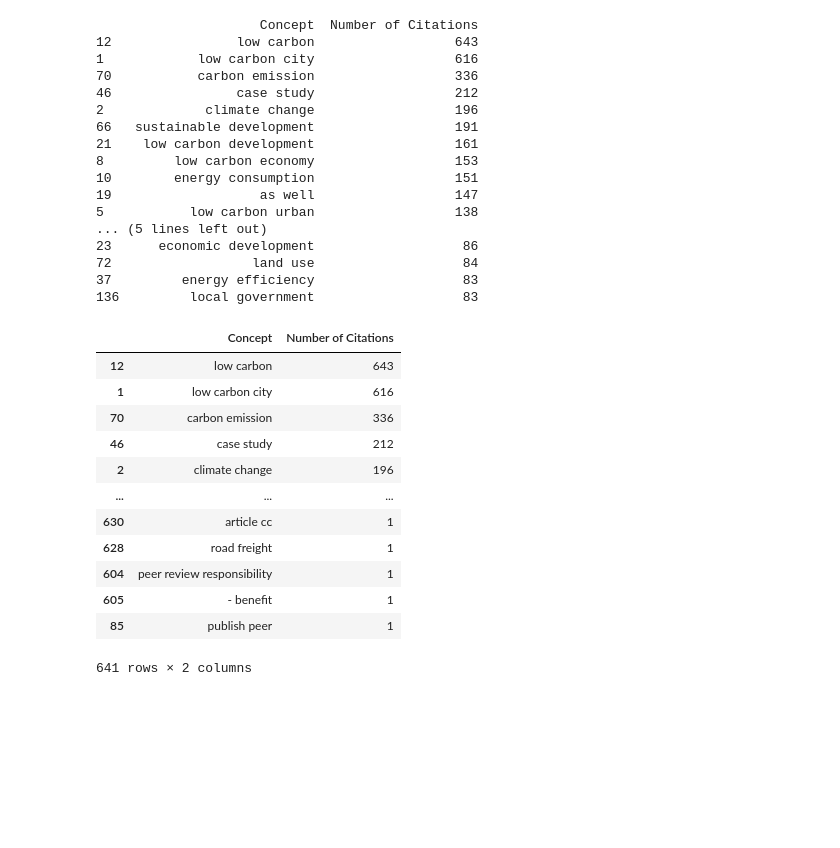
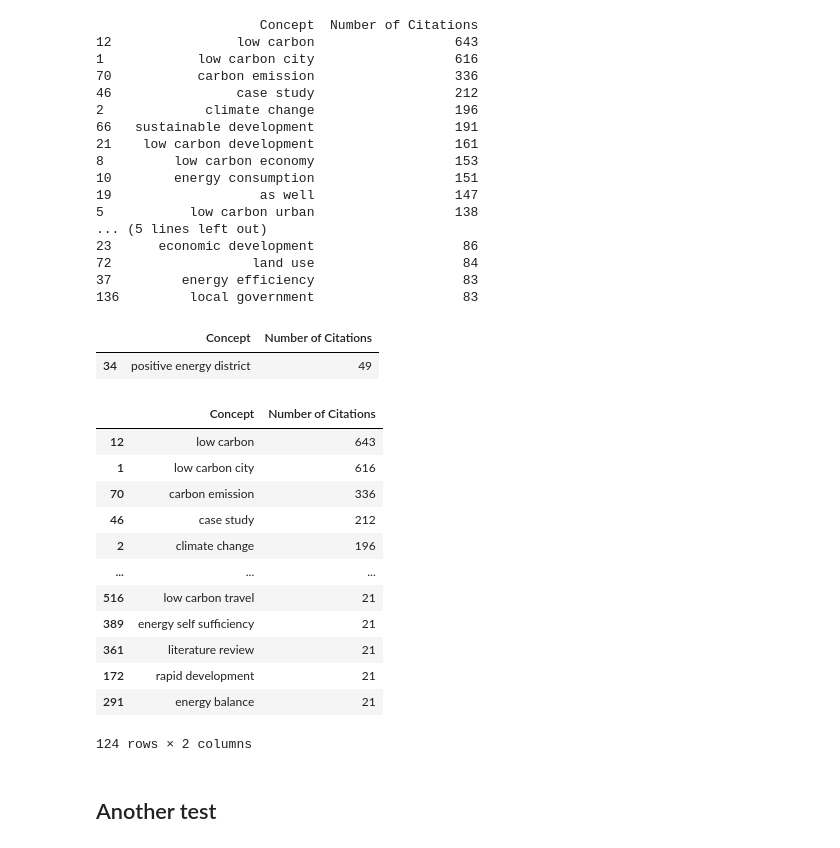
Before and after one commit to vastuhlfauth/2025_Pol4PED_systematic_review, a Jupyter notebook: 1_code/1_bibliometrics.ipynb, the cells around one changed output. Saved outputs shown, nothing was run; the diff lists cells and outputs as text; code cells hidden in the pictures; blank space fills up the shorter version.

```diff
--- a/1_code/1_bibliometrics.ipynb
+++ b/1_code/1_bibliometrics.ipynb
@@ -170,19 +169,24 @@ concepts_rows_df.to_csv("concepts_with_citations.csv", index=False)
 72                  land use                   84
 37         energy efficiency                   83
 136         local government                   83
-# %%
-concepts_rows_df
-# %% [output]
-|  | Concept | Number of Citations |
-| 12 | low carbon | 643 |
-| 1 | low carbon city | 616 |
-| 70 | carbon emission | 336 |
-| 46 | case study | 212 |
-| 2 | climate change | 196 |
-| ... | ... | ... |
-| 630 | article cc | 1 |
-| 628 | road freight | 1 |
-| 604 | peer review responsibility | 1 |
-| 605 | - benefit | 1 |
-| 85 | publish peer | 1 |
-641 rows × 2 columns
+# %%
+concepts_rows_df[concepts_rows_df["Concept"]=="positive energy district"]
+# %% [output]
+|  | Concept | Number of Citations |
+| 34 | positive energy district | 49 |
+# %%
+concepts_rows_df[concepts_rows_df["Number of Citations"]>20]
+# %% [output]
+|  | Concept | Number of Citations |
+| 12 | low carbon | 643 |
+| 1 | low carbon city | 616 |
+| 70 | carbon emission | 336 |
+| 46 | case study | 212 |
+| 2 | climate change | 196 |
+| ... | ... | ... |
+| 516 | low carbon travel | 21 |
+| 389 | energy self sufficiency | 21 |
+| 361 | literature review | 21 |
+| 172 | rapid development | 21 |
+| 291 | energy balance | 21 |
+124 rows × 2 columns
@@ -188,0 +197,2 @@ concepts_rows_df
+# %% [markdown]
+## Another test
```
Also changed, not shown: parts of 9 cells of this notebook.
